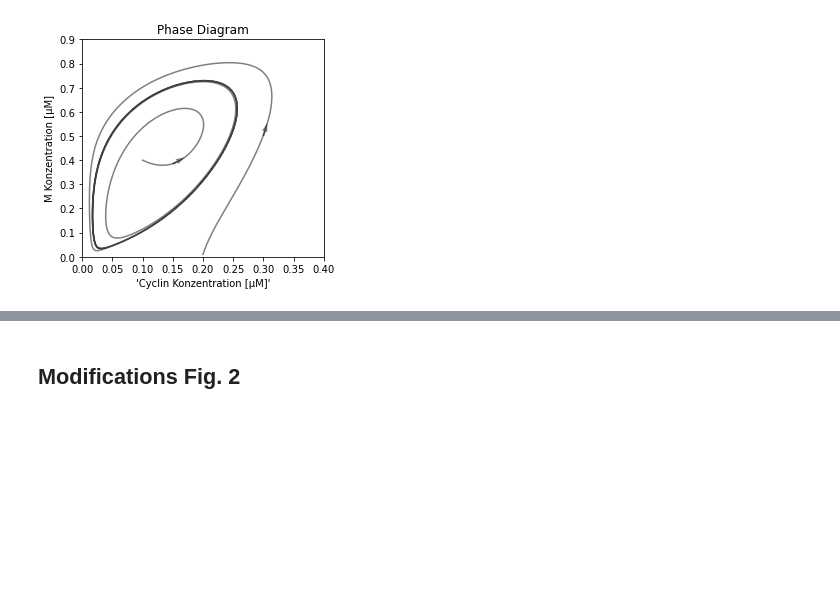
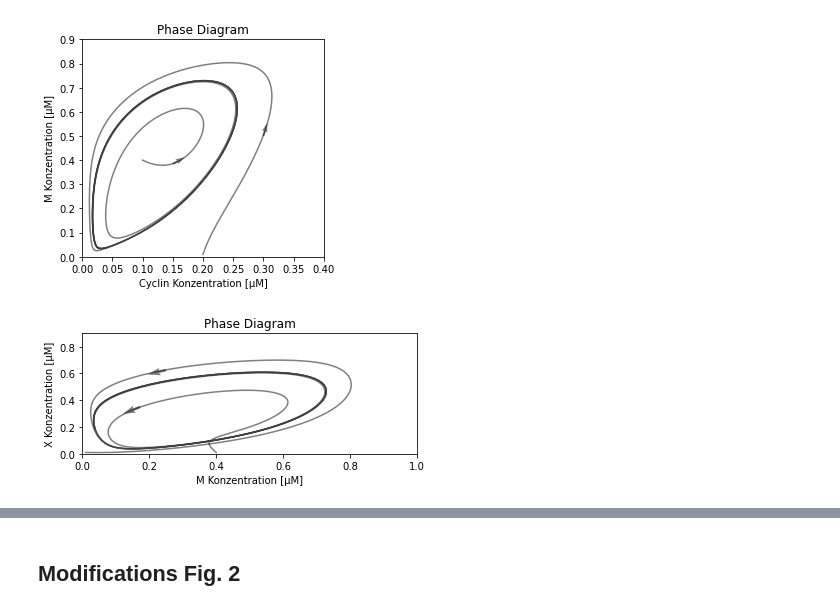
Before and after one commit to jamesjan3/minimalcellcycle, a Jupyter notebook: All simulations.ipynb, the cells around one changed output, grey strips where cells are left out. Cells and saved outputs as stored; diff of their text form; code cells hidden in the pictures; blank space fills up the shorter version.

```diff
--- a/All simulations.ipynb
+++ b/All simulations.ipynb
@@ -382,3 +382,83 @@ ax.quiver(0.3 , 0.5 ,x_direct, 3.5 , color='grey')
 fig.savefig('Phasendiagramm.pdf')
 # %% [output]
 [figure]
+# %%
+# 1. initial conditions
+C0 = 0.2                    # initial C
+M0 = 0.01                   # initial M
+X0 = 0.01                   # initial X
+y0 = [C0, M0, X0]           # initial condition vector
+
+# other trajectory initial conditions
+C02 = 0.1
+M02 = 0.4
+X02 = 0.01
+y02 = [C02, M02, X02]
+
+K_1 = 0.1
+K_2 = 0.1
+K_3 = 0.1
+K_4 = 0.1
+V_M1 = 0.5
+V_2 = 0.167
+V_M3 = 0.2
+V_4 = 0.1
+v_i = 0.023
+v_d = 0.1
+K_c = 0.3
+K_d = 0.02
+k_d = 0.00333
+
+# time intervals
+start = 0.0
+end = 100.0
+t = np.linspace(start, end, 1000)
+
+# function 'f' to solve the system dy/dt = f(y, t)
+def f(y, t):
+    Ci = y[0]
+    Mi = y[1]
+    Xi = y[2]
+
+    # the model equations
+    V_1 = (Ci/(K_c+Ci))*V_M1
+    V_3 = Mi*V_M3
+    f0 = v_i - v_d*Xi*Ci/(K_d+Ci)-(k_d*Ci)
+    f1 = V_1*(1-Mi)/(K_1+(1-Mi))-V_2*(Mi/(K_2+Mi))
+    f2 = V_3*(1-Xi)/(K_3+(1-Xi))-V_4*(Xi/(K_4+Xi))
+
+    return [f0, f1, f2]
+
+# solve the DEs
+result = odeint(f, y0, t)
+C = result[:, 0]
+M = result[:, 1]
+X = result[:, 2]
+
+result2 = odeint(f, y02, t)
+C2 = result2[:, 0]
+M2 = result2[:, 1]
+X2 = result2[:, 2]
+
+# plot results
+fig = plt.figure()
+plt.plot(M, X,  alpha=0.5, color='k')
+plt.plot(M2, X2, alpha=0.5, color='k')
+plt.xlabel('M Konzentration [μM]')
+plt.ylabel('X Konzentration [μM]')
+plt.title('Phase Diagram')
+plt.xlim([0,1])
+plt.ylim([0,0.9])
+ax = plt.gca()                                   #you first need to get the axis handle
+ax.set_aspect(0.4)                               #sets the height to width ratio to 0.4
+
+#draw arrows
+x_pos = 0.173
+y_pos = 0.35
+x_direct = -1
+y_direct = -0.4
+ax.quiver(x_pos,y_pos,x_direct,y_direct, color='grey')
+ax.quiver(0.25 , 0.625 ,x_direct, -0.25 , color='grey')
+fig.savefig('PhasendiagrammXM.pdf')
+# %% [output]
+[figure, added]
```
Also changed, not shown: parts of 5 cells of this notebook.
